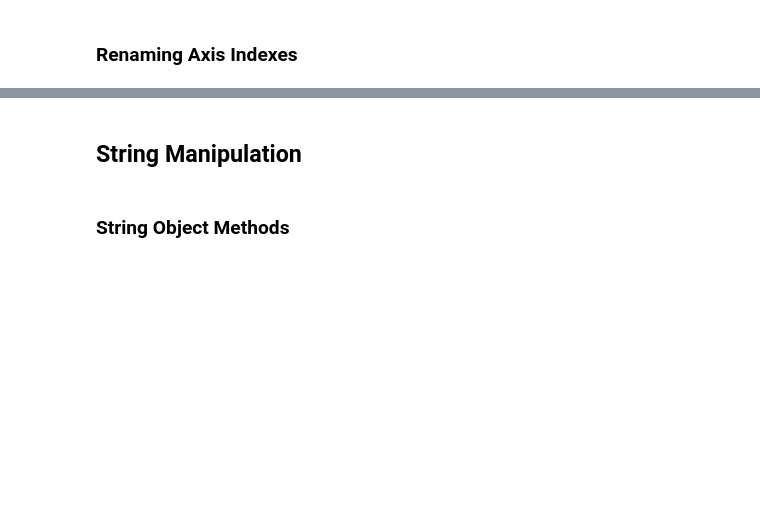
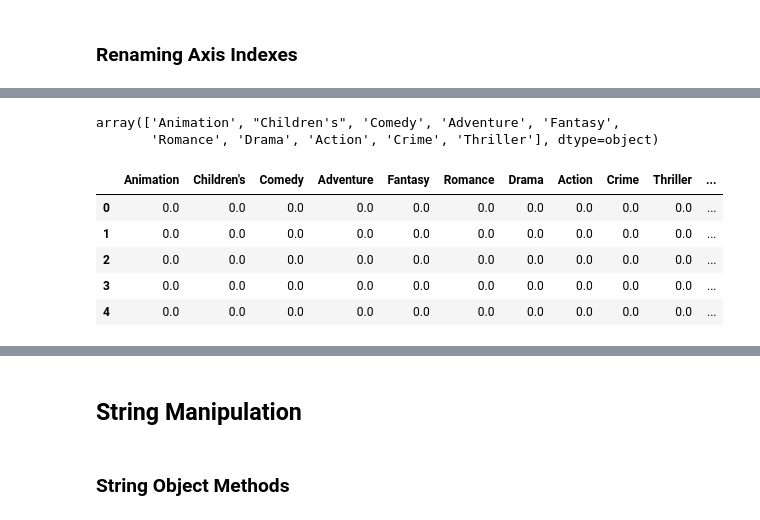
Before and after one commit to HuCui2022/data_python_analysis, a Jupyter notebook: pandas003.ipynb, the cells around one changed output, grey strips where cells are left out. Drawn from its saved outputs; the diff is of its cells as text; code cells hidden in the pictures; blank space fills up the shorter version.

```diff
--- a/pandas003.ipynb
+++ b/pandas003.ipynb
@@ -443,0 +697,5 @@ meat_to_animal = {
+# %%
+# 也可以直接传入一个整数，表示将data从小到大分为几份，precision表示精度。
+data = np.random.rand(20)
+x = pd.cut(data, 4, precision=3)
+x
@@ -445,0 +1017,3 @@ meat_to_animal = {
+# %%
+mnames = ['movie_id', 'title', 'genres']
+movies = pd.read_table('movies.dat', sep='::',header=None, names=mnames)
@@ -445,0 +1034,11 @@ meat_to_animal = {
+# %%
+# 我们现在想做的工作是什么？？？
+# 我们需要制作一个dataframe，用来显示这些不同的电影的风格，纵坐标是电影，横坐标风格，1表示该电影是此风格，否则为0
+
+# 首先找出一共的风格数，并对其进行统计
+
+all_genres = []
+for x in movies.genres:
+  all_genres.extend(x.split('|')) #将各个风格进行分割，并且添加到all——genres中。
+
+all_genres[:10]
@@ -445,0 +1056,20 @@ meat_to_animal = {
+# %%
+# 因为会重复，然后需要将其过滤，成为不重复的。
+genres = pd.unique(all_genres)
+genres[:10]
+# %% [output]
+array(['Animation', "Children's", 'Comedy', 'Adventure', 'Fantasy',
+       'Romance', 'Drama', 'Action', 'Crime', 'Thriller'], dtype=object)
+# %%
+# 然后建立结构。
+from pandas import DataFrame as DF
+zero_matrix = np.zeros((len(movies), len(genres)))
+dummies = DF(zero_matrix, columns = genres)
+dummies.head()
+# %% [output]
+|  | Animation | Children's | Comedy | Adventure | Fantasy | Romance | Drama | Action | Crime | Thriller | ... |
+| 0 | 0.0 | 0.0 | 0.0 | 0.0 | 0.0 | 0.0 | 0.0 | 0.0 | 0.0 | 0.0 | ... |
+| 1 | 0.0 | 0.0 | 0.0 | 0.0 | 0.0 | 0.0 | 0.0 | 0.0 | 0.0 | 0.0 | ... |
+| 2 | 0.0 | 0.0 | 0.0 | 0.0 | 0.0 | 0.0 | 0.0 | 0.0 | 0.0 | 0.0 | ... |
+| 3 | 0.0 | 0.0 | 0.0 | 0.0 | 0.0 | 0.0 | 0.0 | 0.0 | 0.0 | 0.0 | ... |
+| 4 | 0.0 | 0.0 | 0.0 | 0.0 | 0.0 | 0.0 | 0.0 | 0.0 | 0.0 | 0.0 | ... |
```
Also changed, not shown: parts of 66 cells of this notebook.
